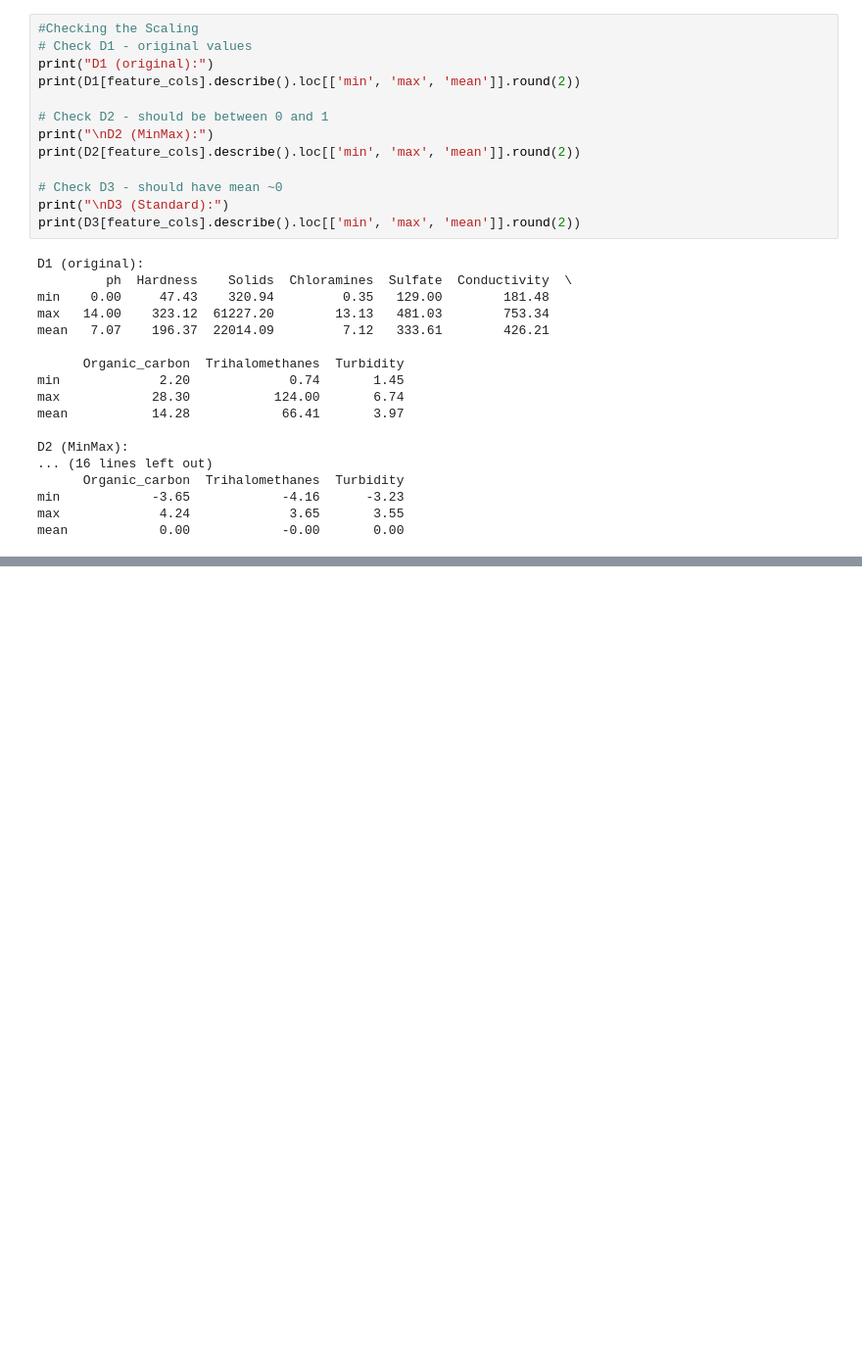
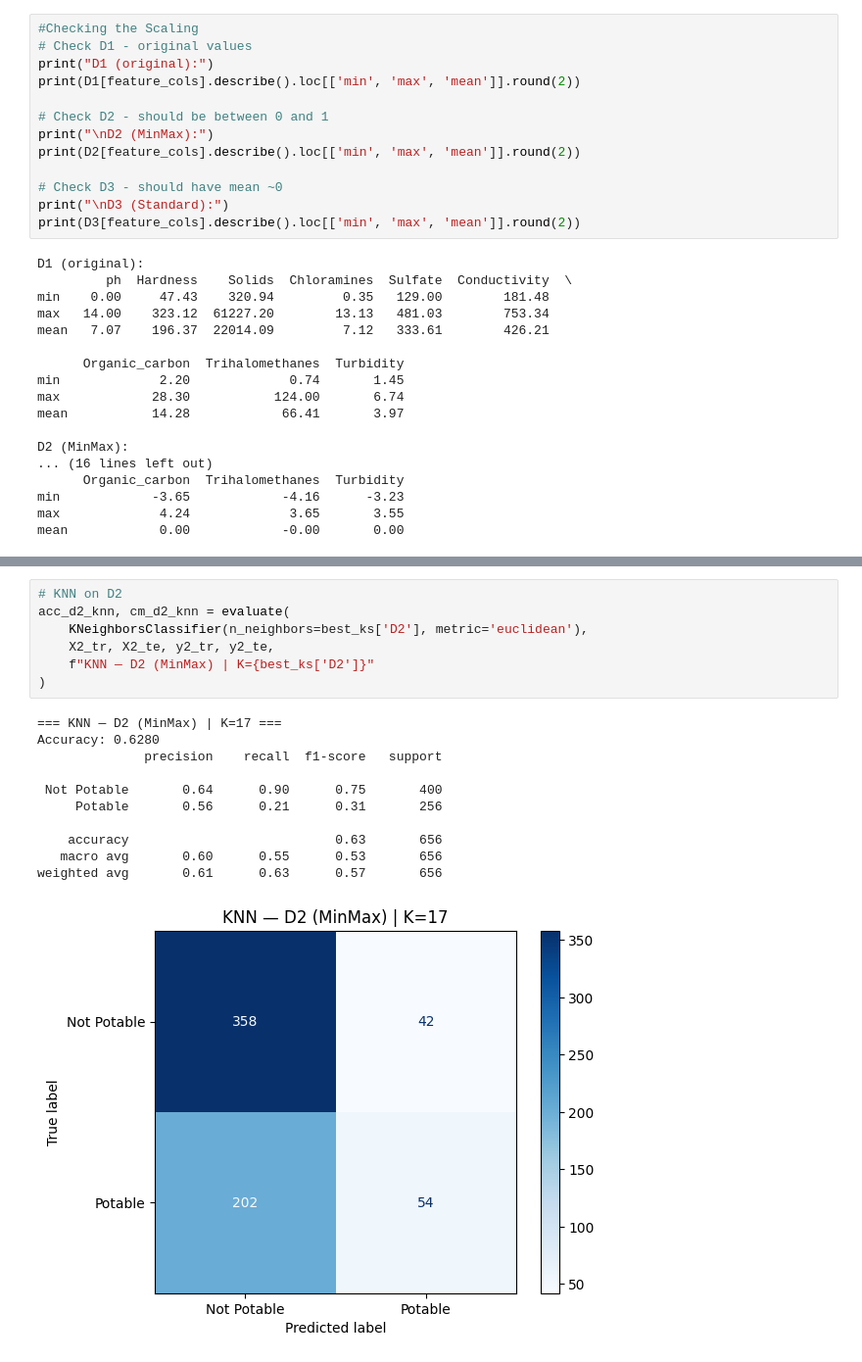
Before and after one commit to ryanpintor/MACHINE-LEARNING-PROJECT, a Jupyter notebook: ai.ipynb, the cells around one changed output, grey strips where cells are left out. Shown at 98% size. Drawn from its saved outputs; the diff is of its cells as text; blank space fills up the shorter version.

```diff
--- a/ai.ipynb
+++ b/ai.ipynb
@@ -117,0 +214,19 @@ mean            0.00            -0.00       0.00
+# %%
+# KNN on D2
+acc_d2_knn, cm_d2_knn = evaluate(
+    KNeighborsClassifier(n_neighbors=best_ks['D2'], metric='euclidean'),
+    X2_tr, X2_te, y2_tr, y2_te,
+    f"KNN — D2 (MinMax) | K={best_ks['D2']}"
+)
+# %% [output]
+=== KNN — D2 (MinMax) | K=17 ===
+Accuracy: 0.6280
+              precision    recall  f1-score   support
+
+ Not Potable       0.64      0.90      0.75       400
+     Potable       0.56      0.21      0.31       256
+
+    accuracy                           0.63       656
+   macro avg       0.60      0.55      0.53       656
+weighted avg       0.61      0.63      0.57       656
+[figure, added]
```
Also changed, not shown: parts of 10 cells of this notebook.
